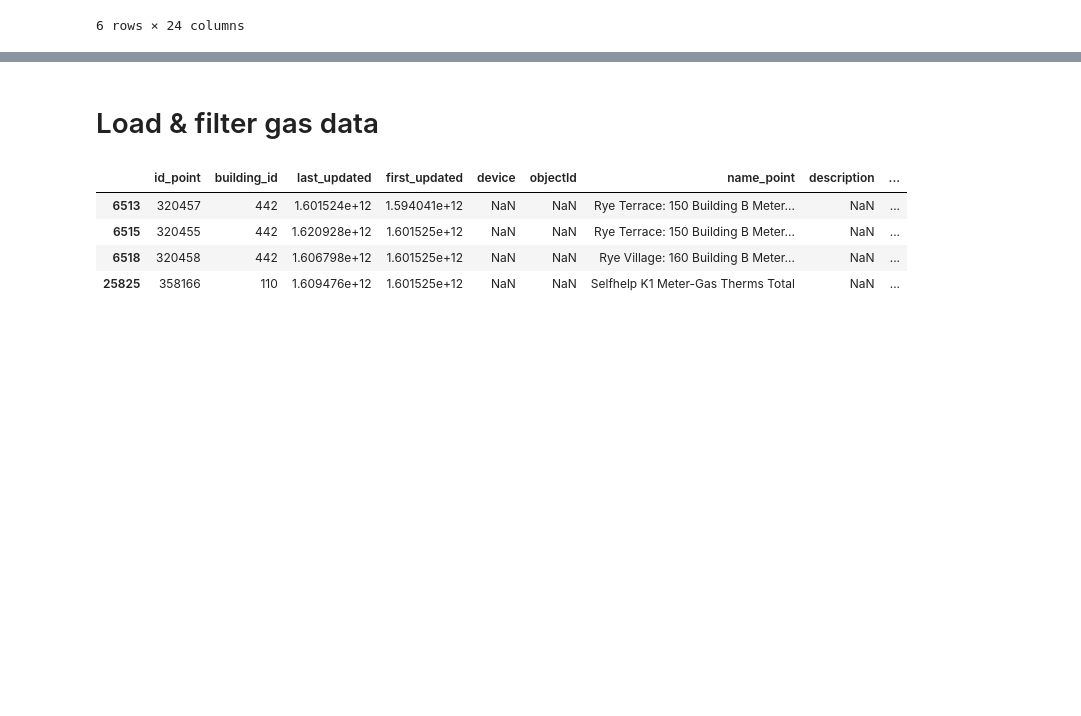
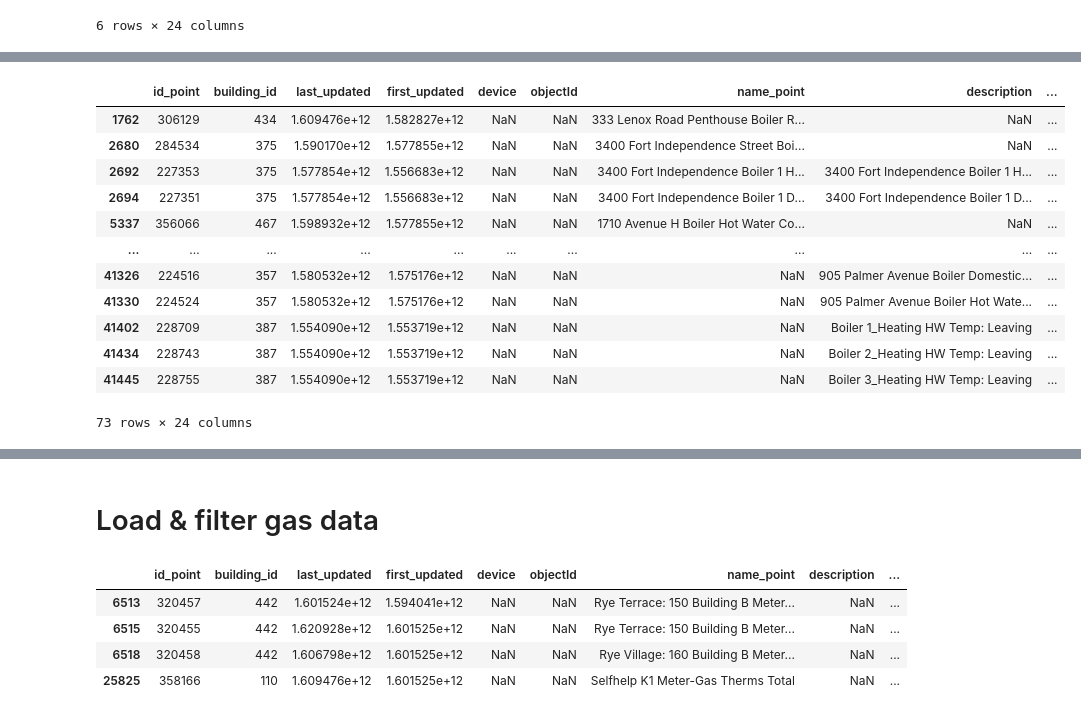
Before and after one commit to PengkunLiu/RTEM_CMU, a Jupyter notebook: RTEM Jupyter Notebook/a-rtem-heating-energy.ipynb, the cells around one changed output, grey strips where cells are left out. Drawn from its saved outputs; the diff is of its cells as text; code cells hidden in the pictures; blank space fills up the shorter version.

```diff
--- a/RTEM Jupyter Notebook/a-rtem-heating-energy.ipynb
+++ b/RTEM Jupyter Notebook/a-rtem-heating-energy.ipynb
@@ -183 +186,18 @@ boiler__equip = pd.merge(df_temp, heating_plant_hhwr_equip, how='inner')
+# %%
+boiler_hhws = boiler_hhws_data[(boiler_hhws_data['equip_id'].isin(boiler_equip["equip_id"]))]
+boiler_hhws
+# %% [output]
+|  | id_point | building_id | last_updated | first_updated | device | objectId | name_point | description | ... |
+| 1762 | 306129 | 434 | 1.609476e+12 | 1.582827e+12 | NaN | NaN | 333 Lenox Road Penthouse Boiler R... | NaN | ... |
+| 2680 | 284534 | 375 | 1.590170e+12 | 1.577855e+12 | NaN | NaN | 3400 Fort Independence Street Boi... | NaN | ... |
+| 2692 | 227353 | 375 | 1.577854e+12 | 1.556683e+12 | NaN | NaN | 3400 Fort Independence Boiler 1 H... | 3400 Fort Independence Boiler 1 H... | ... |
+| 2694 | 227351 | 375 | 1.577854e+12 | 1.556683e+12 | NaN | NaN | 3400 Fort Independence Boiler 1 D... | 3400 Fort Independence Boiler 1 D... | ... |
+| 5337 | 356066 | 467 | 1.598932e+12 | 1.577855e+12 | NaN | NaN | 1710 Avenue H Boiler Hot Water Co... | NaN | ... |
+| ... | ... | ... | ... | ... | ... | ... | ... | ... | ... |
+| 41326 | 224516 | 357 | 1.580532e+12 | 1.575176e+12 | NaN | NaN | NaN | 905 Palmer Avenue Boiler Domestic... | ... |
+| 41330 | 224524 | 357 | 1.580532e+12 | 1.575176e+12 | NaN | NaN | NaN | 905 Palmer Avenue Boiler Hot Wate... | ... |
+| 41402 | 228709 | 387 | 1.554090e+12 | 1.553719e+12 | NaN | NaN | NaN | Boiler 1_Heating HW Temp: Leaving | ... |
+| 41434 | 228743 | 387 | 1.554090e+12 | 1.553719e+12 | NaN | NaN | NaN | Boiler 2_Heating HW Temp: Leaving | ... |
+| 41445 | 228755 | 387 | 1.554090e+12 | 1.553719e+12 | NaN | NaN | NaN | Boiler 3_Heating HW Temp: Leaving | ... |
+73 rows × 24 columns
 # %%
```
Also changed, not shown: parts of 108 cells of this notebook.
